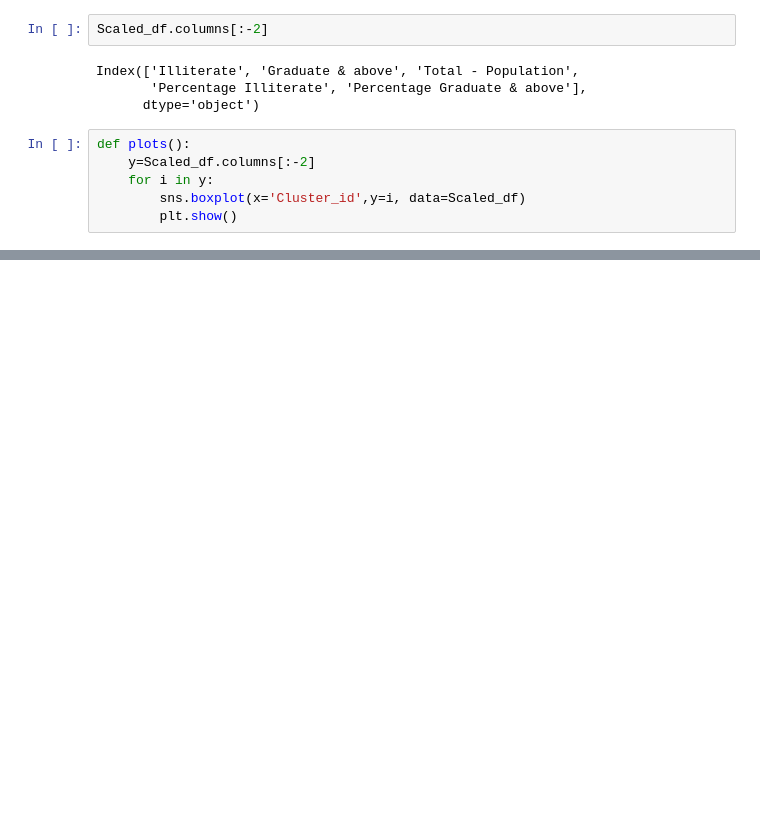
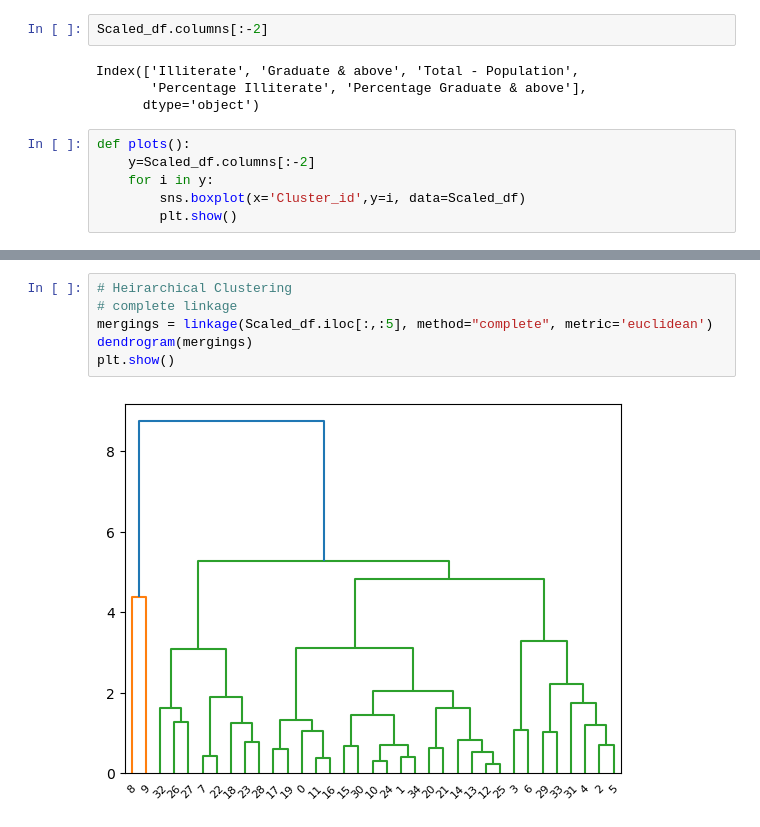
Before and after one commit to yash-pandey-ds/Statewise_Education_Clustering, a Jupyter notebook: Statewise_clusterig wrt education.ipynb, the cells around one changed output, grey strips where cells are left out. Cells and saved outputs as stored; diff of their text form; blank space fills up the shorter version.

```diff
--- a/Statewise_clusterig wrt education.ipynb
+++ b/Statewise_clusterig wrt education.ipynb
@@ -195,0 +197,8 @@ Scaled_df[Scaled_df['Cluster_id']==4]
+# %%
+# Heirarchical Clustering
+# complete linkage
+mergings = linkage(Scaled_df.iloc[:,:5], method="complete", metric='euclidean')
+dendrogram(mergings)
+plt.show()
+# %% [output]
+[figure, added]
```
Also changed, not shown: parts of 12 cells of this notebook.
